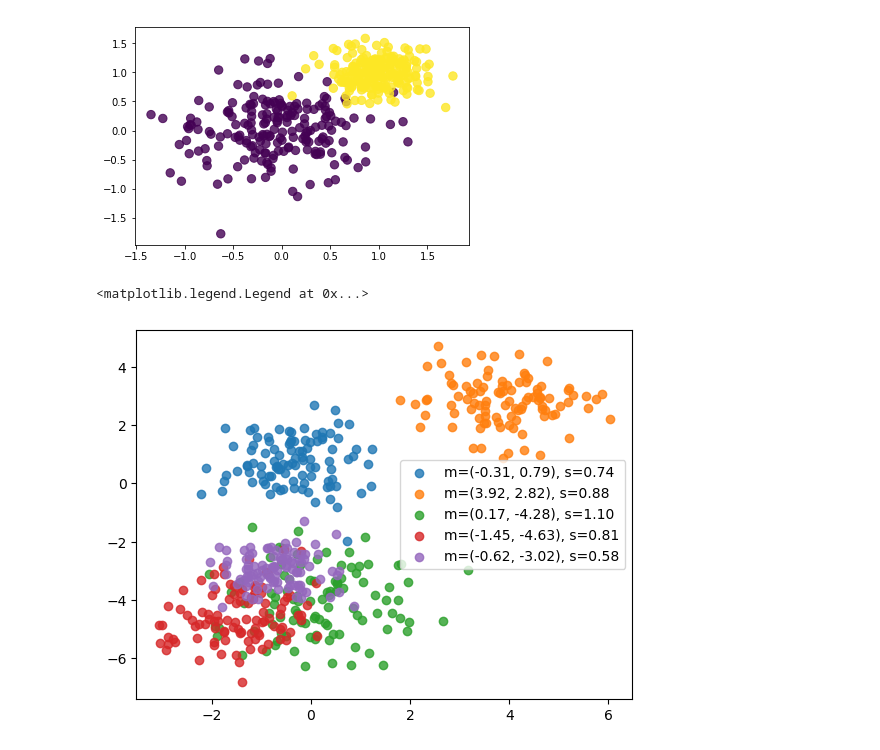
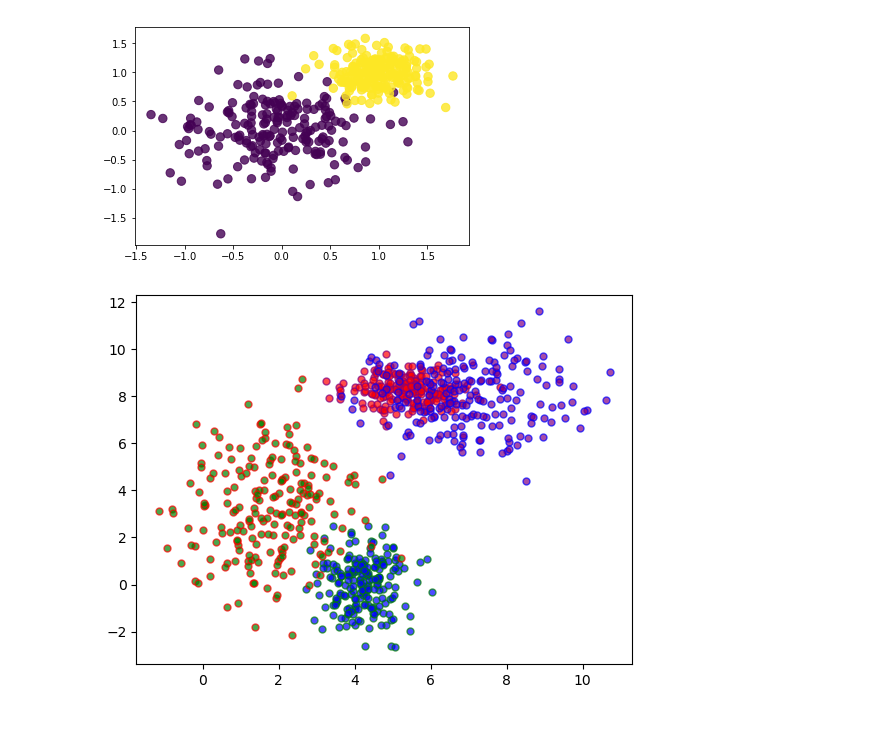
Before and after one commit to seccobenedetto/LCPA, a Jupyter notebook: 07ex_Visualization.ipynb, the cells around one changed output. Drawn from its saved outputs; the diff is of its cells as text; code cells hidden in the pictures.

```diff
--- a/07ex_Visualization.ipynb
+++ b/07ex_Visualization.ipynb
@@ -89,51 +88,24 @@ from IPython.display import Image
 Image('two_categories_scatter_plot.png')
 # %% [output]
 [figure]
-# %%
-# DA RIFARE DA ZERO
-
-#Fixing parameters
-mean_limit = 5.0    #Mean limit value
-std_min = 0.5       #Standard deviation minimum value
-std_max = 1.5       #Standard deviation maximum value
-too_close = 0.4     #Minimum distance between two mean values
-points = 100        #Half of the points of one gaussian distribution
-categories = 5      #Choosing number of categories
-
-#Inizializing lists
-x_means = []
-y_means = []
-stds = []
-
-for i in range(categories):
-    #Getting values
-    x_mean = npr.uniform(-mean_limit,mean_limit)
-    y_mean = npr.uniform(-mean_limit,mean_limit)
-    std = npr.uniform(std_min, std_max)
-
-    if i>0:   #We need to do the closeness-check only if one set of values has already been saved in the lists
-        for j in range(i):
-            if abs(x_means[j] - x_mean)<too_close and abs(y_means[j] - y_mean)<too_close:  #If the mean values are too close...
-                i -= 1                                                                     #...we discard these values, so we go one step behind...
-                break                                                                      #...and break the cycle
-
-        if j == i-1:                 #If the cycle has not been broken, the values are ok and we can save them
-            x_means.append(x_mean)
-            y_means.append(y_mean)
-            stds.append(std)
-
-    else:                            #Saving the first set of values
-        x_means.append(x_mean)
-        y_means.append(y_mean)
-        stds.append(std)
-
-for xm, ym, s in zip(x_means, y_means, stds):
-    x = np.random.normal(xm, s, points)
-    y = np.random.normal(ym, s, points)
-    plt.scatter(x, y, label = f'm=({xm:.2f}, {ym:.2f}), s={s:.2f}', alpha = 0.8)
-
-plt.legend()
-# %% [output]
-<matplotlib.legend.Legend at 0x...>
-[figure, removed]
+# %%
+import numpy.random as npr
+
+# POINT A:
+cat = 4                     # number of categories
+points = 200                # number of points of each category
+x_means = npr.rand(cat)*10    # random means in [0,10]
+x_std = npr.uniform(0.5,2, cat)          # random dev std
+y_means = npr.rand(cat)*10    # random means in [0,10]
+y_std = npr.uniform(0.5,2, cat)         # random dev std
+x_sets = [npr.normal(i, j, points) for (i,j) in zip(x_means, x_std)]
+y_sets = [npr.normal(i, j, points) for (i,j) in zip(y_means, y_std)]
+
+# POINT B:
+colors = ['r', 'b', 'g', 'purple']
+mix_colors = npr.permutation(colors)
+for i in range(cat):
+    plt.scatter(x_sets[i], y_sets[i], s=25, c=colors[i], edgecolor=mix_colors[i], alpha=0.7)
+# %% [output]
+[figure, added]
 # %% [markdown]
```
Also changed, not shown: parts of 20 cells of this notebook.
